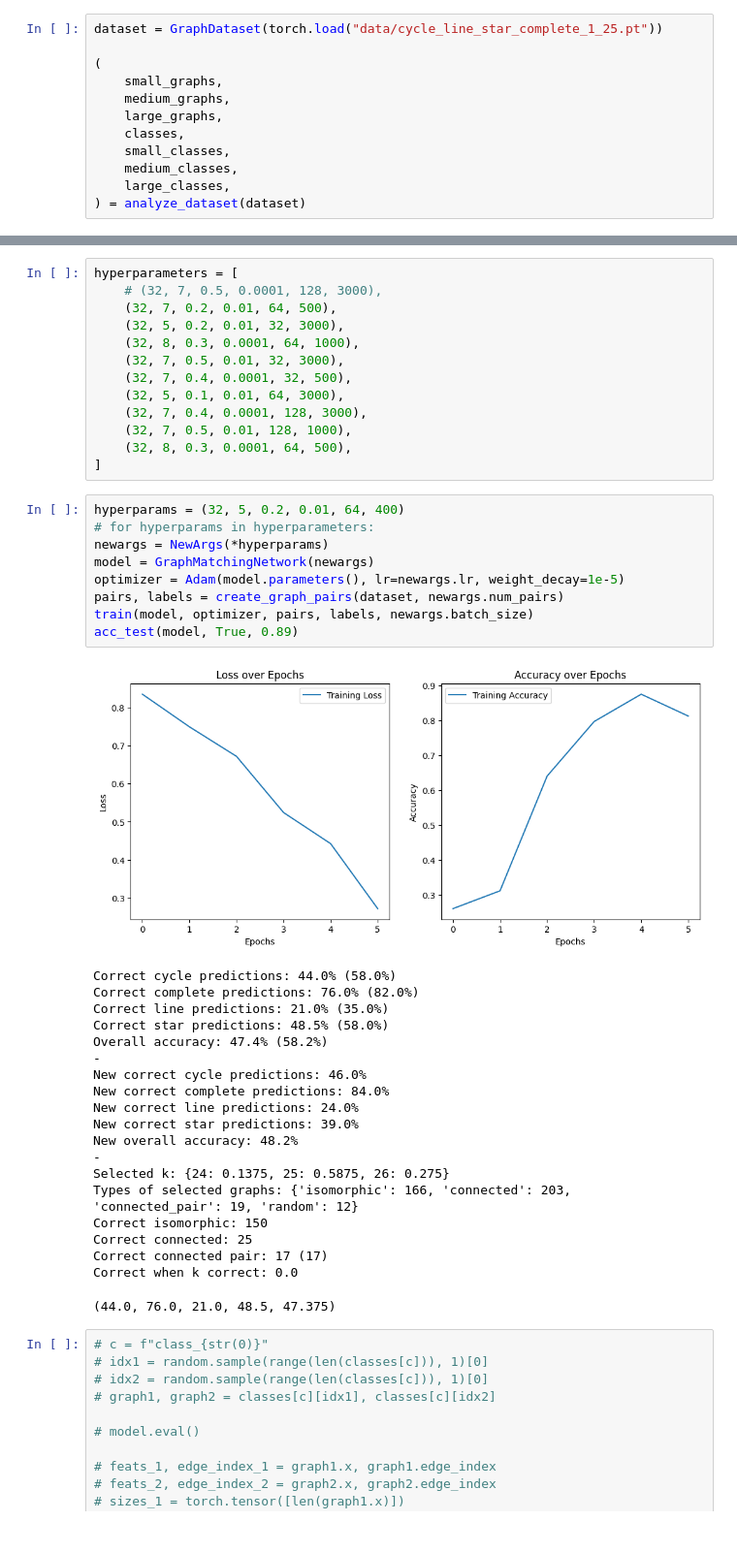
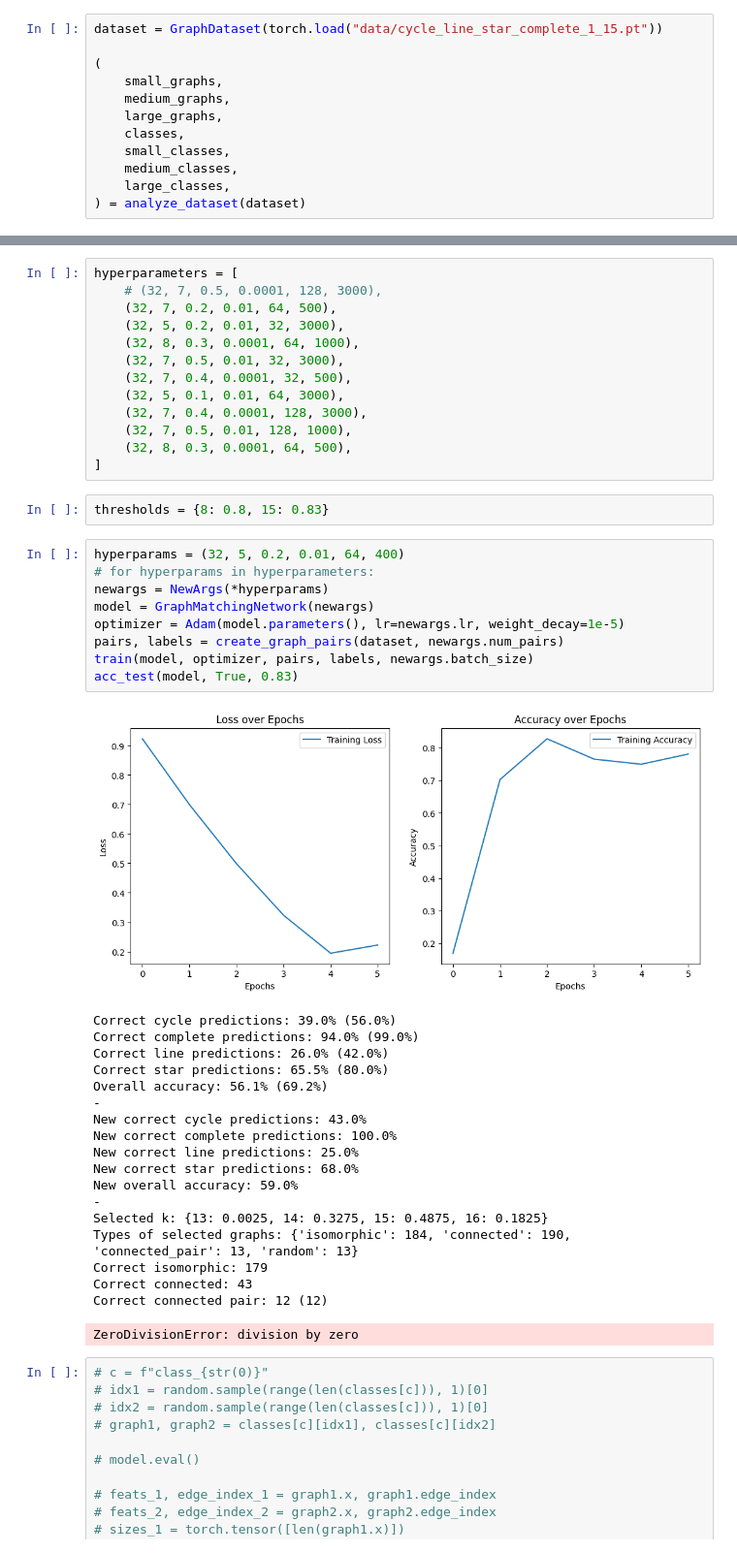
Before and after one commit to tsimiho/gmn, a Jupyter notebook: method1_synthetic.ipynb, the cells around one changed output, grey strips where cells are left out. Shown at 97% size. Drawn from its saved outputs; the diff is of its cells as text.

```diff
--- a/method1_synthetic.ipynb
+++ b/method1_synthetic.ipynb
@@ -441,7 +441,7 @@ def calculate_weighted_confidence(scores, external_weights=None, w_avg=0.5, w_va
 #             None,
 #         )
 # %%
-dataset = GraphDataset(torch.load("data/cycle_line_star_complete_1_25.pt"))
+dataset = GraphDataset(torch.load("data/cycle_line_star_complete_1_15.pt"))
 
 (
     small_graphs,
@@ -920,36 +920,37 @@ hyperparameters = [
     (32, 7, 0.5, 0.01, 128, 1000),
     (32, 8, 0.3, 0.0001, 64, 500),
 ]
+# %%
+thresholds = {8: 0.8, 15: 0.83}
 # %%
 hyperparams = (32, 5, 0.2, 0.01, 64, 400)
 # for hyperparams in hyperparameters:
 newargs = NewArgs(*hyperparams)
 model = GraphMatchingNetwork(newargs)
 optimizer = Adam(model.parameters(), lr=newargs.lr, weight_decay=1e-5)
 pairs, labels = create_graph_pairs(dataset, newargs.num_pairs)
 train(model, optimizer, pairs, labels, newargs.batch_size)
-acc_test(model, True, 0.89)
+acc_test(model, True, 0.83)
 # %% [output]
-[figure, old version]
+[figure, new version]
-Correct cycle predictions: 44.0% (58.0%)
-Correct complete predictions: 76.0% (82.0%)
-Correct line predictions: 21.0% (35.0%)
-Correct star predictions: 48.5% (58.0%)
-Overall accuracy: 47.4% (58.2%)
+Correct cycle predictions: 39.0% (56.0%)
+Correct complete predictions: 94.0% (99.0%)
+Correct line predictions: 26.0% (42.0%)
+Correct star predictions: 65.5% (80.0%)
+Overall accuracy: 56.1% (69.2%)
 -
-New correct cycle predictions: 46.0%
-New correct complete predictions: 84.0%
-New correct line predictions: 24.0%
-New correct star predictions: 39.0%
-New overall accuracy: 48.2%
+New correct cycle predictions: 43.0%
+New correct complete predictions: 100.0%
+New correct line predictions: 25.0%
+New correct star predictions: 68.0%
+New overall accuracy: 59.0%
 -
-Selected k: {24: 0.1375, 25: 0.5875, 26: 0.275}
-Types of selected graphs: {'isomorphic': 166, 'connected': 203, 'connected_pair': 19, 'random': 12}
-Correct isomorphic: 150
-Correct connected: 25
-Correct connected pair: 17 (17)
-Correct when k correct: 0.0
+Selected k: {13: 0.0025, 14: 0.3275, 15: 0.4875, 16: 0.1825}
+Types of selected graphs: {'isomorphic': 184, 'connected': 190, 'connected_pair': 13, 'random': 13}
+Correct isomorphic: 179
+Correct connected: 43
+Correct connected pair: 12 (12)
-(44.0, 76.0, 21.0, 48.5, 47.375)
+ZeroDivisionError: division by zero
 # %%
 # c = f"class_{str(0)}"
 # idx1 = random.sample(range(len(classes[c])), 1)[0]
```
Also changed, not shown: parts of 1 cell of this notebook.
